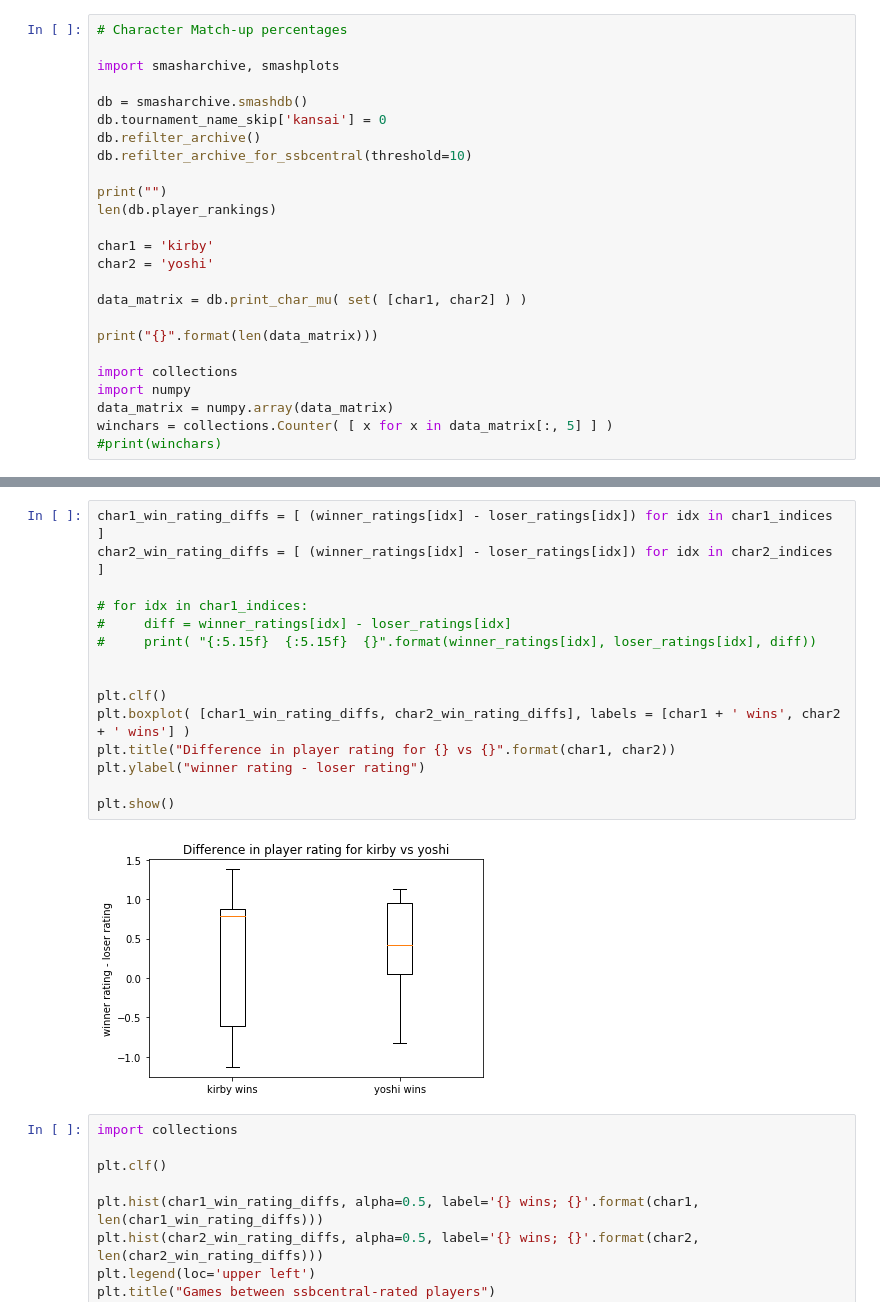
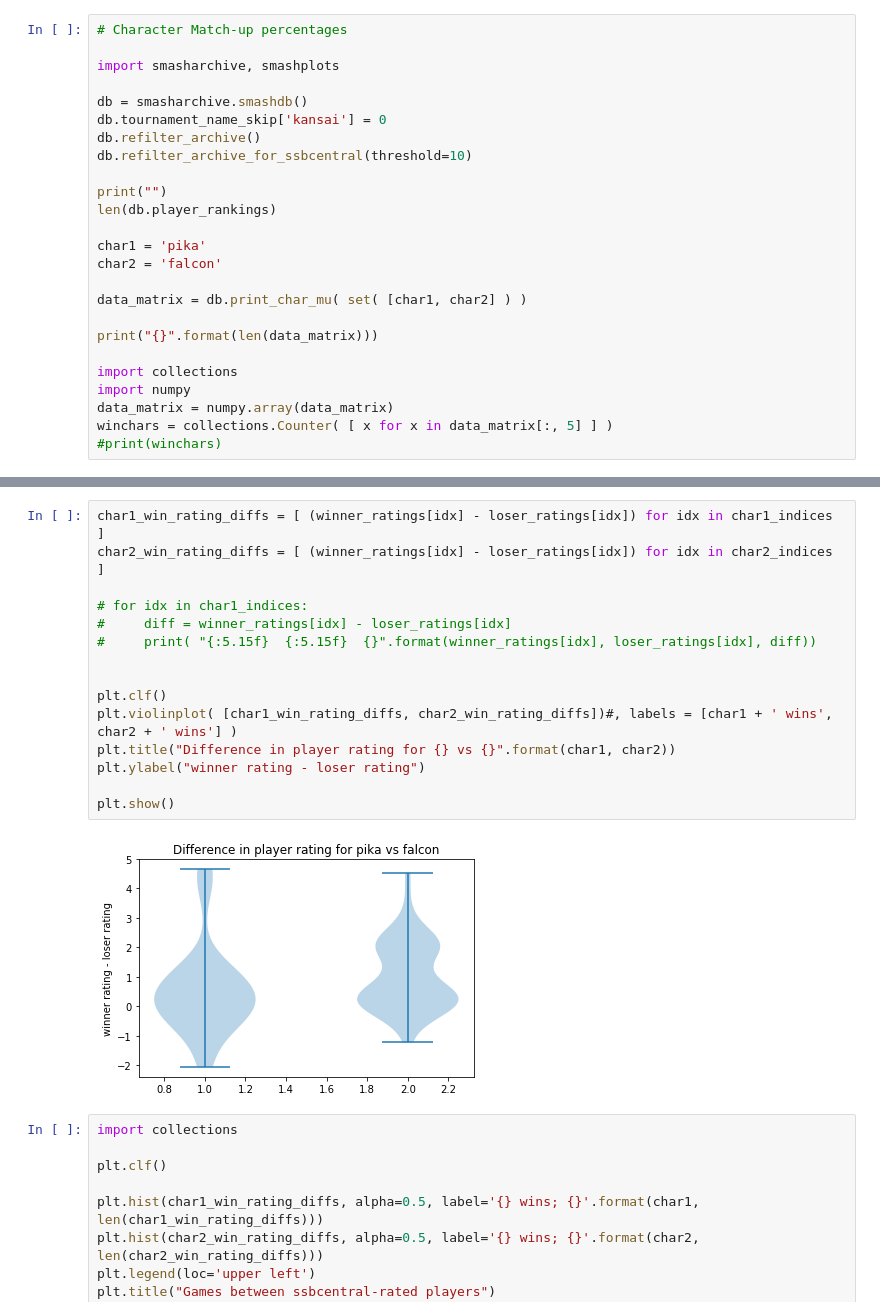
Before and after one commit to NCssb64/major-stats, a Jupyter notebook: controlled_mu_analysis.ipynb, the cells around one changed output, grey strips where cells are left out. Drawn from its saved outputs; the diff is of its cells as text.

```diff
--- a/controlled_mu_analysis.ipynb
+++ b/controlled_mu_analysis.ipynb
@@ -11,8 +11,8 @@ db.refilter_archive_for_ssbcentral(threshold=10)
 print("")
 len(db.player_rankings)
 
-char1 = 'kirby'
-char2 = 'yoshi'
+char1 = 'pika'
+char2 = 'falcon'
 
 data_matrix = db.print_char_mu( set( [char1, char2] ) )
 
@@ -72,20 +71,20 @@ plt.show()
 # %%
 char1_win_rating_diffs = [ (winner_ratings[idx] - loser_ratings[idx]) for idx in char1_indices ]
 char2_win_rating_diffs = [ (winner_ratings[idx] - loser_ratings[idx]) for idx in char2_indices ]
 
 # for idx in char1_indices:
 #     diff = winner_ratings[idx] - loser_ratings[idx]
 #     print( "{:5.15f}  {:5.15f}  {}".format(winner_ratings[idx], loser_ratings[idx], diff))
 
 
 plt.clf()
-plt.boxplot( [char1_win_rating_diffs, char2_win_rating_diffs], labels = [char1 + ' wins', char2 + ' wins'] )
+plt.violinplot( [char1_win_rating_diffs, char2_win_rating_diffs])#, labels = [char1 + ' wins', char2 + ' wins'] )
 plt.title("Difference in player rating for {} vs {}".format(char1, char2))
 plt.ylabel("winner rating - loser rating")
 
 plt.show()
 # %% [output]
-[figure, old version]
+[figure, new version]
 # %%
 import collections
 
```
Also changed, not shown: parts of 4 cells of this notebook.
